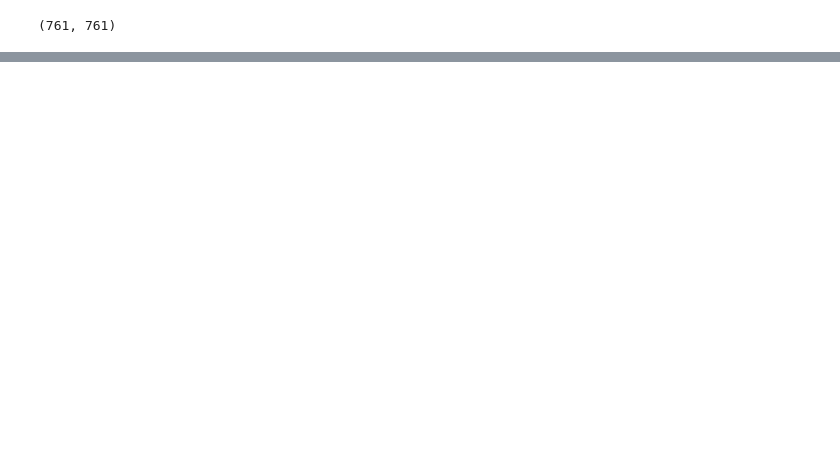
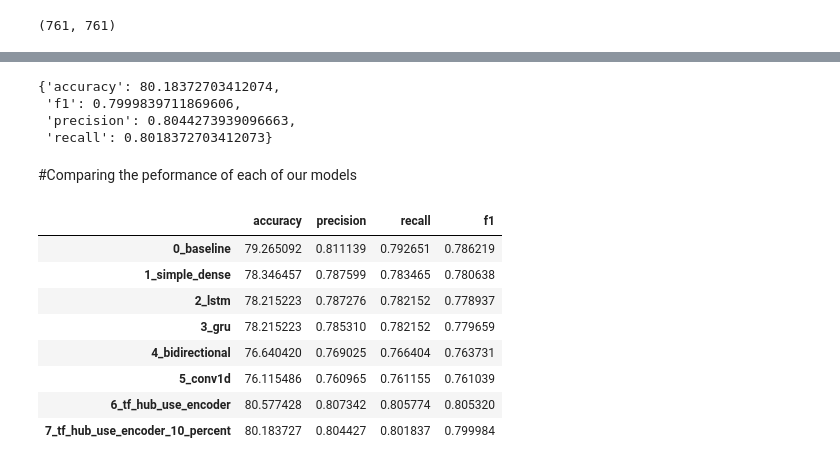
Before and after one commit to ParsaSinichi/Tensorflow_DL, a Jupyter notebook: NLP.ipynb, the cells around one changed output, grey strips where cells are left out. Drawn from its saved outputs; the diff is of its cells as text; code cells hidden in the pictures; blank space fills up the shorter version.

Commit message:
compared all model's results and most wrong example

```diff
--- a/NLP.ipynb
+++ b/NLP.ipynb
@@ -1055,0 +1074,6 @@ Epoch 5/5
+# %%
+model_7_history = model_7.fit(x=train_sentences_10_percent,
+                              y=train_labels_10_percent,
+                              epochs=5,
+                              validation_data=(val_sentences, val_labels),
+                              callbacks=[create_tensorboard_callback(SAVE_DIR, "10_percent_correct_tf_hub_sentence_encoder")])
@@ -1055,0 +1092,38 @@ Epoch 5/5
+# %%
+model_7_pred_probs = model_7.predict(val_sentences)
+# %%
+model7_preds=tf.squeeze(tf.round(model_7_pred_probs))
+# %%
+# Evalaute model 7 predictions
+model_7_results = calculate_results(y_true=val_labels,
+                                    y_pred=model7_preds)
+model_7_results
+# %% [output]
+{'accuracy': 80.18372703412074,
+ 'f1': 0.7999839711869606,
+ 'precision': 0.8044273939096663,
+ 'recall': 0.8018372703412073}
+# %% [markdown]
+#Comparing the peformance of each of our models
+# %%
+# Combine model results into a DataFrame
+all_model_results = pd.DataFrame({"0_baseline": baseline_result,
+                                  "1_simple_dense": model1_result,
+                                  "2_lstm": model_2_results,
+                                  "3_gru": model3_result,
+                                  "4_bidirectional": model4_result,
+                                  "5_conv1d": model5_result,
+                                  "6_tf_hub_use_encoder": model6_reuslt,
+                                  "7_tf_hub_use_encoder_10_percent": model_7_results})
+all_model_results = all_model_results.transpose()
+all_model_results
+# %% [output]
+|  | accuracy | precision | recall | f1 |
+| 0_baseline | 79.265092 | 0.811139 | 0.792651 | 0.786219 |
+| 1_simple_dense | 78.346457 | 0.787599 | 0.783465 | 0.780638 |
+| 2_lstm | 78.215223 | 0.787276 | 0.782152 | 0.778937 |
+| 3_gru | 78.215223 | 0.785310 | 0.782152 | 0.779659 |
+| 4_bidirectional | 76.640420 | 0.769025 | 0.766404 | 0.763731 |
+| 5_conv1d | 76.115486 | 0.760965 | 0.761155 | 0.761039 |
+| 6_tf_hub_use_encoder | 80.577428 | 0.807342 | 0.805774 | 0.805320 |
+| 7_tf_hub_use_encoder_10_percent | 80.183727 | 0.804427 | 0.801837 | 0.799984 |
```
Also changed, not shown: parts of 48 cells of this notebook.
